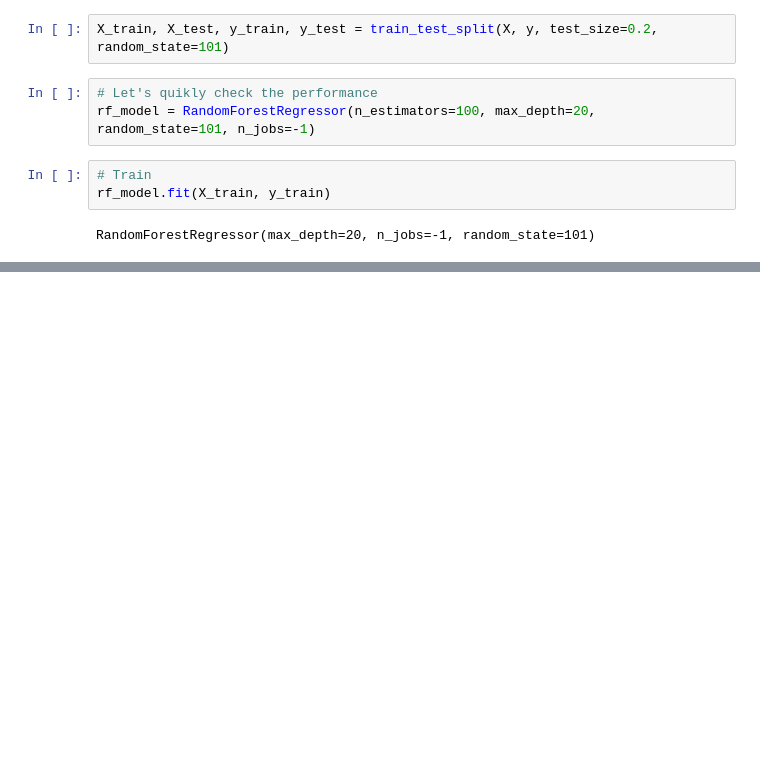
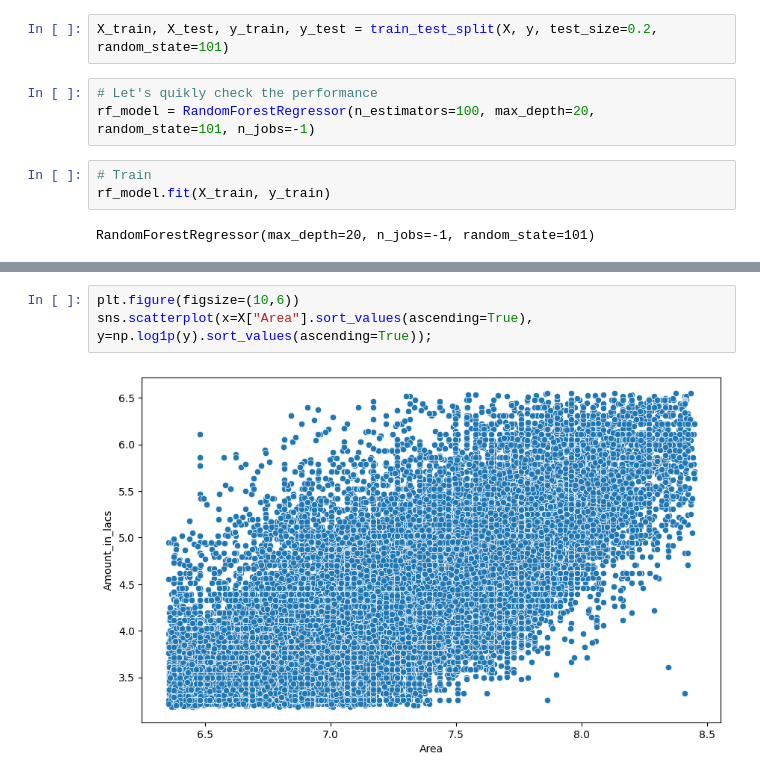
Before and after one commit to Ak62007/ML_Work, a Jupyter notebook: Linear_Regression_and_Decision_Tree_Regressors/notebooks/tree_based_models.ipynb, the cells around one changed output, grey strips where cells are left out. Saved outputs shown, nothing was run; the diff lists cells and outputs as text; blank space fills up the shorter version.

```diff
--- a/Linear_Regression_and_Decision_Tree_Regressors/notebooks/tree_based_models.ipynb
+++ b/Linear_Regression_and_Decision_Tree_Regressors/notebooks/tree_based_models.ipynb
@@ -53,0 +160,5 @@ r2_score(test): 0.9186172547484515
+# %%
+plt.figure(figsize=(10,6))
+sns.scatterplot(x=X["Area"].sort_values(ascending=True), y=np.log1p(y).sort_values(ascending=True));
+# %% [output]
+[figure, added]
```
Also changed, not shown: parts of 31 cells of this notebook, 2 other files.
